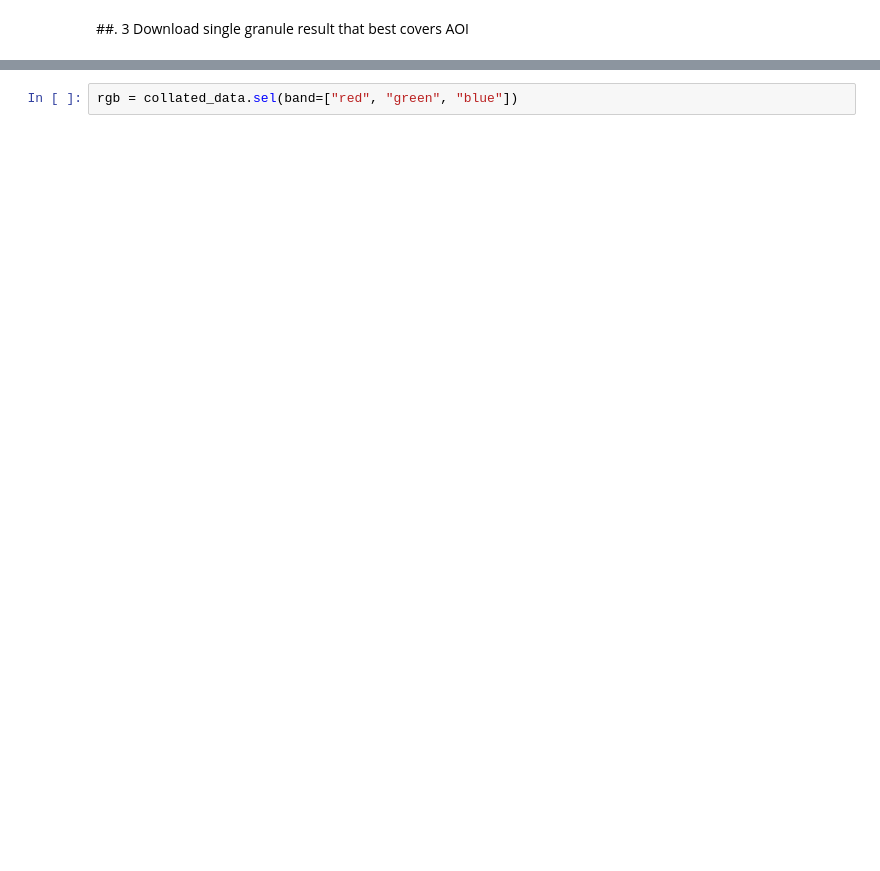
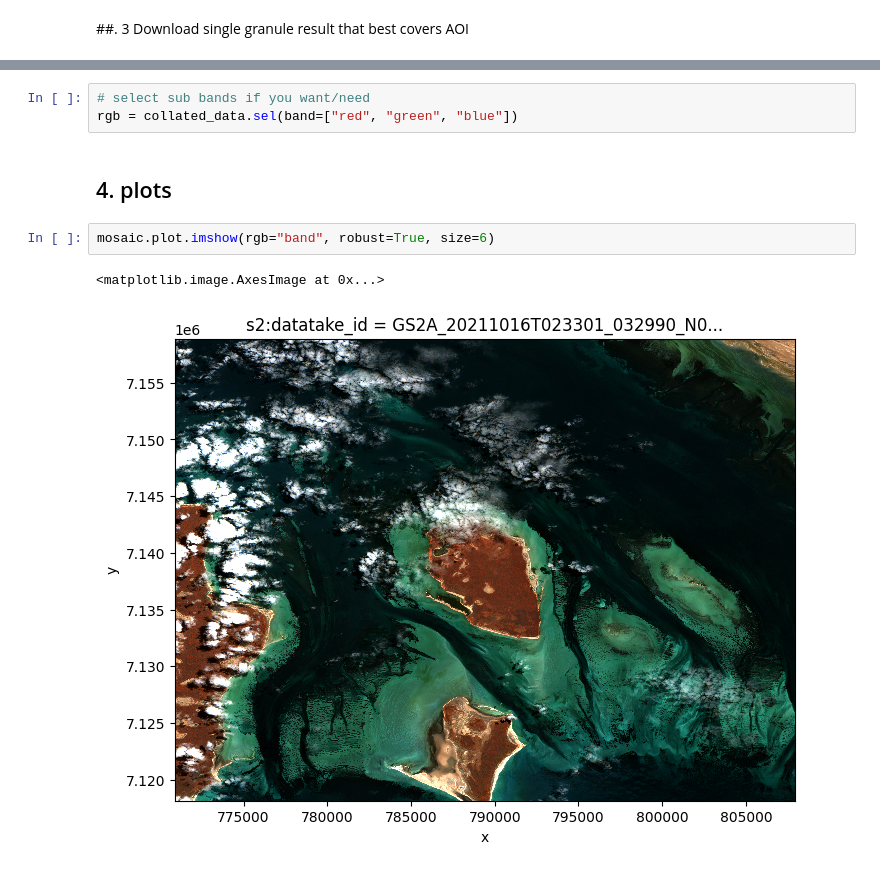
Before and after one commit to irr-github/sat-data, a Jupyter notebook: examples/pystac-example.ipynb, the cells around one changed output, grey strips where cells are left out. Saved outputs shown, nothing was run; the diff lists cells and outputs as text; blank space fills up the shorter version.

```diff
--- a/examples/pystac-example.ipynb
+++ b/examples/pystac-example.ipynb
@@ -127,2 +56,10 @@ resolution :
 # %%
+# select sub bands if you want/need
 rgb = collated_data.sel(band=["red", "green", "blue"])
+# %% [markdown]
+## 4. plots
+# %%
+mosaic.plot.imshow(rgb="band", robust=True, size=6)
+# %% [output]
+<matplotlib.image.AxesImage at 0x...>
+[figure, added]
```
Also changed, not shown: parts of 18 cells of this notebook, 1 other file.
